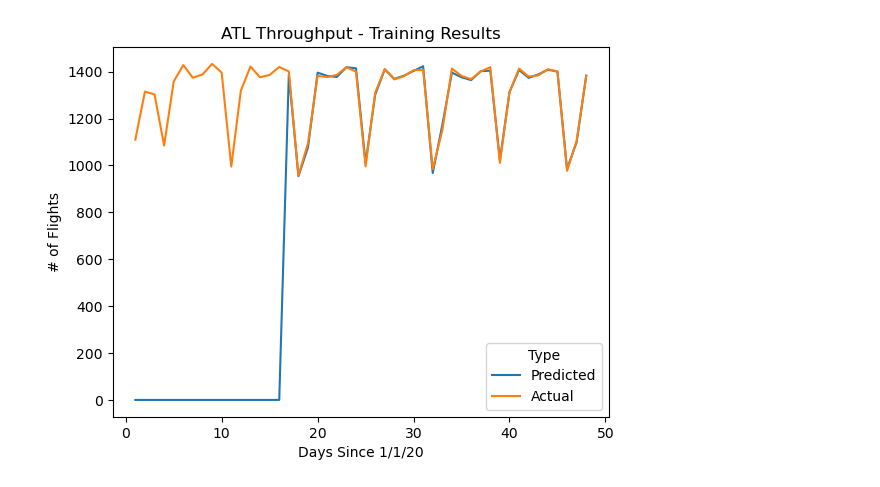
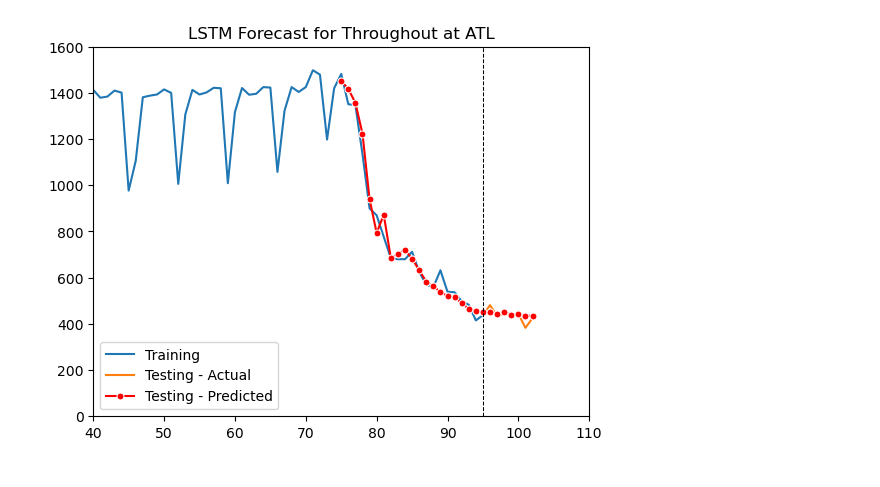
Before and after one commit to microsoft/StemGNN, a Jupyter notebook: new_model/LSTM_GNN_Example.ipynb, the cells around one changed output. Cells and saved outputs as stored; diff of their text form; code cells hidden in the pictures.

```diff
--- a/new_model/LSTM_GNN_Example.ipynb
+++ b/new_model/LSTM_GNN_Example.ipynb
@@ -7,12 +6,13 @@ from sklearn.preprocessing import StandardScaler
 import pandas as pd
 # %%
-loader = DataLoader('save.csv', 32, 16, 3)
-x_train, y_train, x_test, y_test = loader.train_test_split()
+loader = DataLoader('save.csv', 40, 28*2, 21, 7)
+x_train, y_train, x_test = loader.train_test_split()
 
 model = Sequential()
 model.add(LSTM(loader.n_pred*77, batch_input_shape=(loader.n_batch,loader.n_timesteps,77)))
 model.add(Dense(loader.n_pred*77//2, activation='relu'))
+model.add(Dropout(0.2))
 model.add(Dense(loader.n_pred*77, activation='linear'))
 model.compile(loss='mean_squared_error', optimizer='adam')
-model.fit(x_train, y_train, epochs=100, batch_size=16)
+model.fit(x_train, y_train, epochs=100, batch_size=14)
 # %% [output]
@@ -38,9 +38,7 @@ Epoch 100/100
 <keras.callbacks.History at 0x...>
 # %%
-x = pd.read_csv('save.csv').to_numpy()
-
-predicted = model.predict(x_train)
-result = LSTMoutput(loader, 16, 32, 2, 0)
+predicted = model.predict(x_test)
+result = LSTMoutput(loader, 2)
 result.inverse_transform(predicted)
-result.plot(x[2,:16+32])
+result.plot()
 # %% [output]
@@ -48 +46 @@ result.plot(x[2,:16+32])
-[figure, old version]
+[figure, new version]
```
Also changed, not shown: parts of 3 cells of this notebook, 2 other files.
